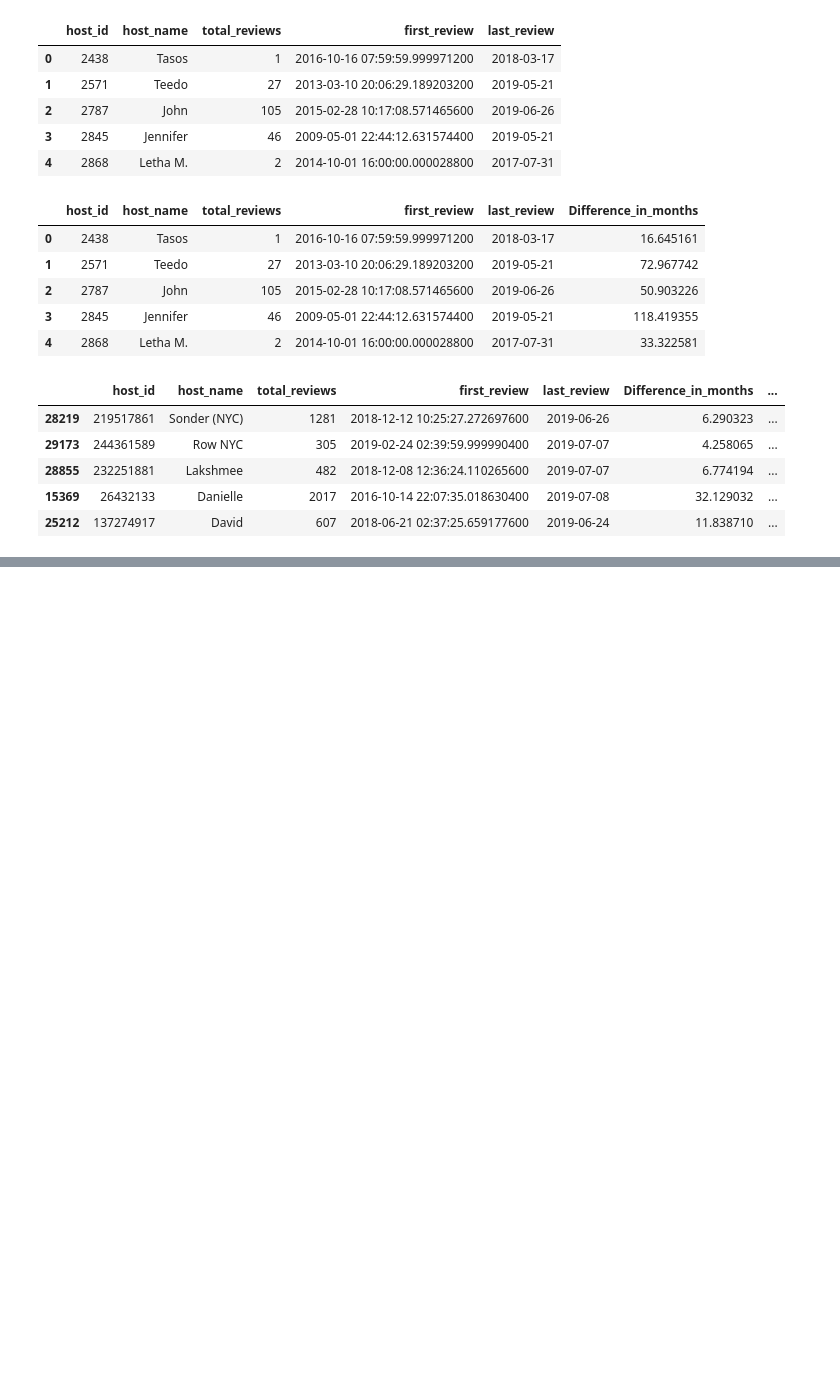
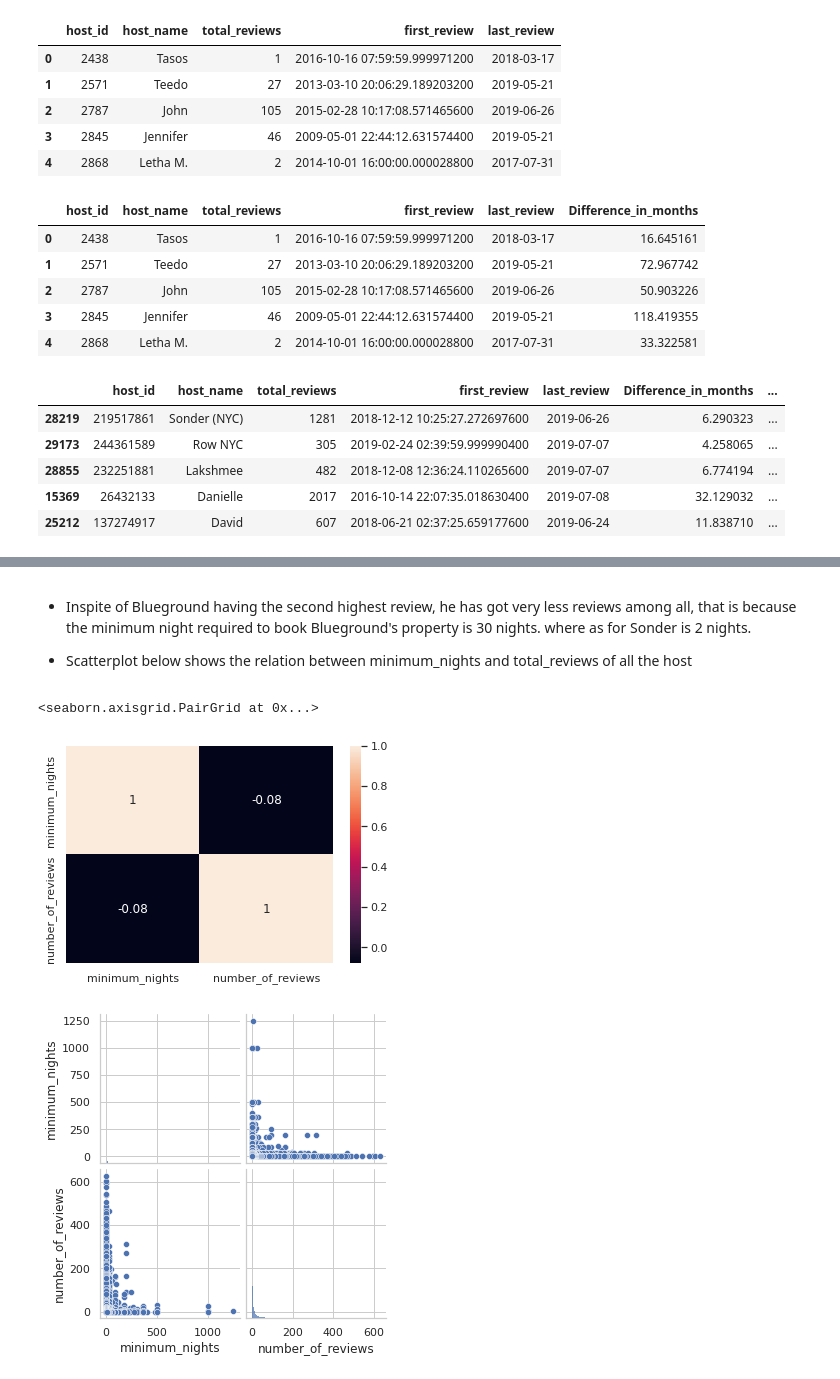
Before and after one commit to amanichivilkar/Airbnb-Booking-Analysis, a Jupyter notebook: Amani_Chivilkar_M1W4_Airbnb_Bookings_Analysis_Capstone_Project.ipynb, the cells around one changed output, grey strips where cells are left out. Cells and saved outputs as stored; diff of their text form; code cells hidden in the pictures; blank space fills up the shorter version.

```diff
--- a/Amani_Chivilkar_M1W4_Airbnb_Bookings_Analysis_Capstone_Project.ipynb
+++ b/Amani_Chivilkar_M1W4_Airbnb_Bookings_Analysis_Capstone_Project.ipynb
@@ -233,0 +296,13 @@ df2.sort_values('total_reviews_per_month', ascending=False).head()
+# %% [markdown]
+* Inspite of Blueground having the second highest review, he has got very less reviews among all, that is because the minimum night required to book Blueground's property is 30 nights. where as for Sonder is 2 nights.
+
+* Scatterplot  below shows the relation between minimum_nights and total_reviews of all the host
+# %%
+h=df[['minimum_nights','number_of_reviews']]
+corr_h=h.corr()
+sns.heatmap(corr_h,annot=True)
+sns.pairplot(h)
+# %% [output]
+<seaborn.axisgrid.PairGrid at 0x...>
+[figure, added]
+[figure, added]
```
Also changed, not shown: parts of 10 cells of this notebook.
